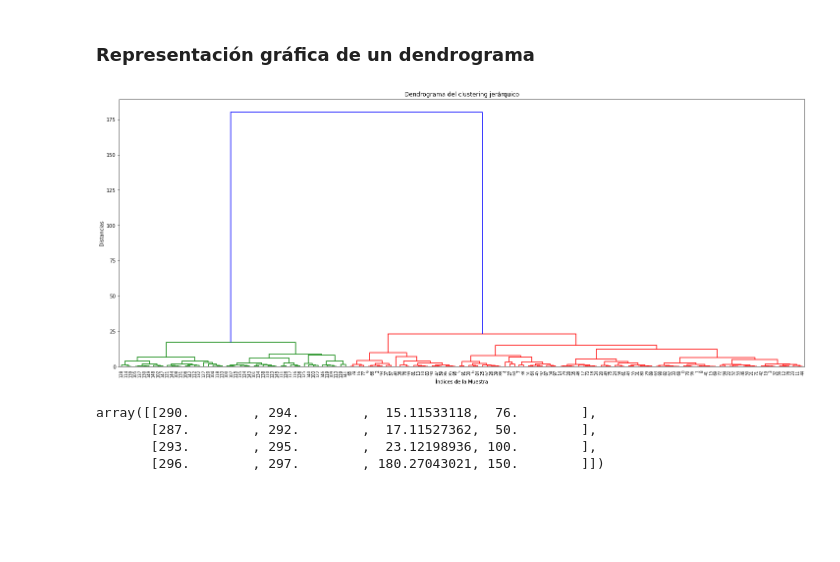
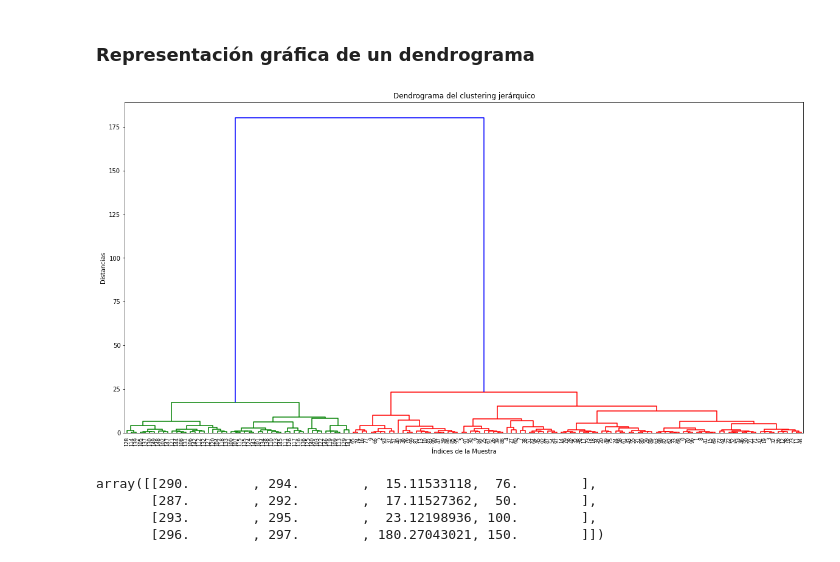
Before and after one commit to EduHdzVillasana/UdemyDS, a Jupyter notebook: Seccion 9/Clustering_Jerárquico.ipynb, the cells around one changed output. Cells and saved outputs as stored; diff of their text form; code cells hidden in the pictures; blank space fills up the shorter version.

```diff
--- a/Seccion 9/Clustering_Jerárquico.ipynb
+++ b/Seccion 9/Clustering_Jerárquico.ipynb
@@ -92,14 +92,14 @@ plt.show()
 # %% [markdown]
 ### Representación gráfica de un dendrograma
 # %%
-plt.figure(figsize=(25,10))
+plt.figure(figsize=(20,10))
 plt.title("Dendrograma del clustering jerárquico")
 plt.xlabel("Índices de la Muestra")
 plt.ylabel("Distancias")
-dendrogram(Z, leaf_rotation=90., leaf_font_size=8.0, color_threshold=0.7*180)
+dendrogram(Z, leaf_rotation=90., leaf_font_size=8.0, color_threshold=0.7*180)# La distancia siempte será 70% de la distancia global (180)
 plt.show()
 # %% [output]
-[figure, old version]
+[figure, new version]
 # %%
 Z[-4:,]
 # %% [output]
```
Also changed, not shown: parts of 6 cells of this notebook.
